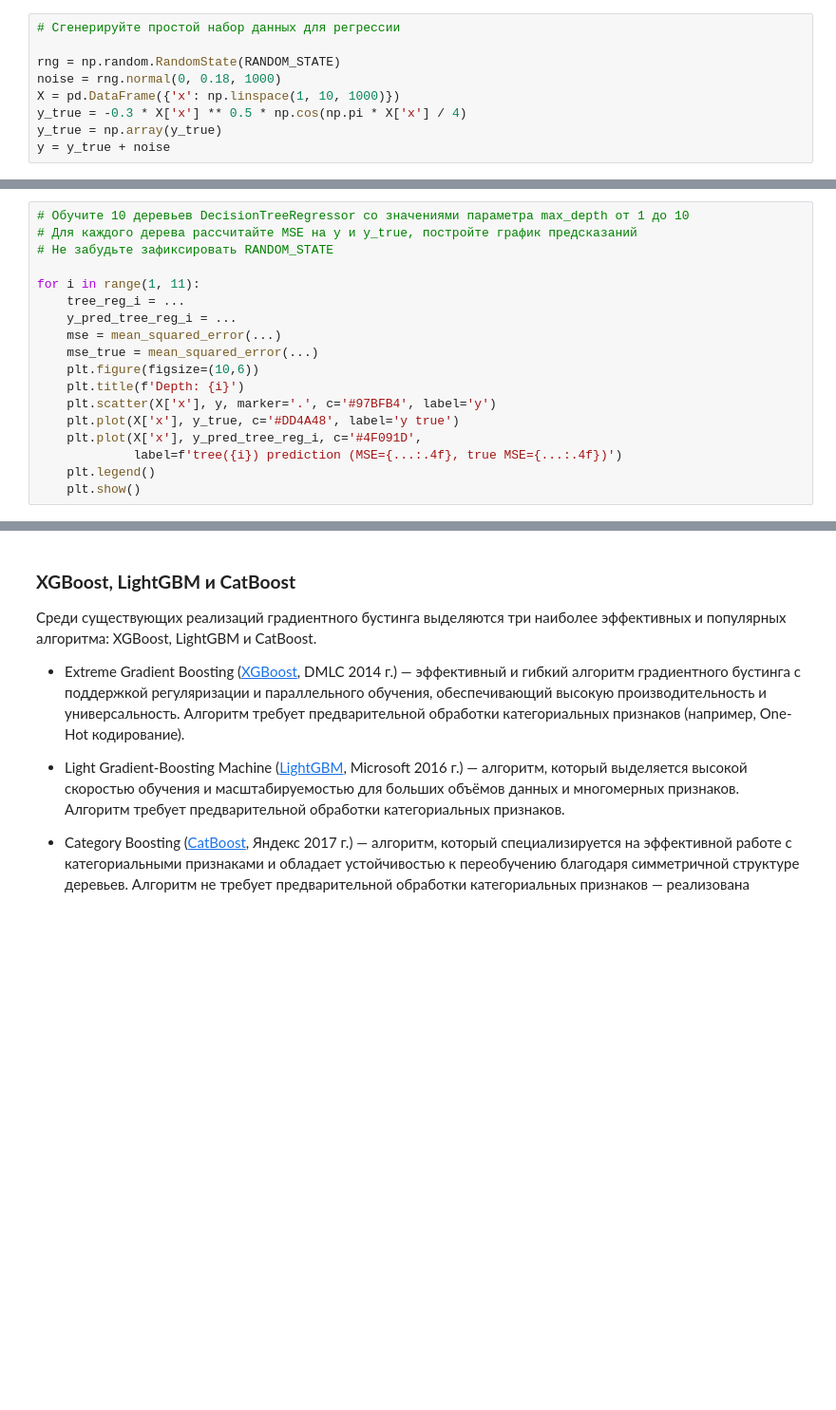
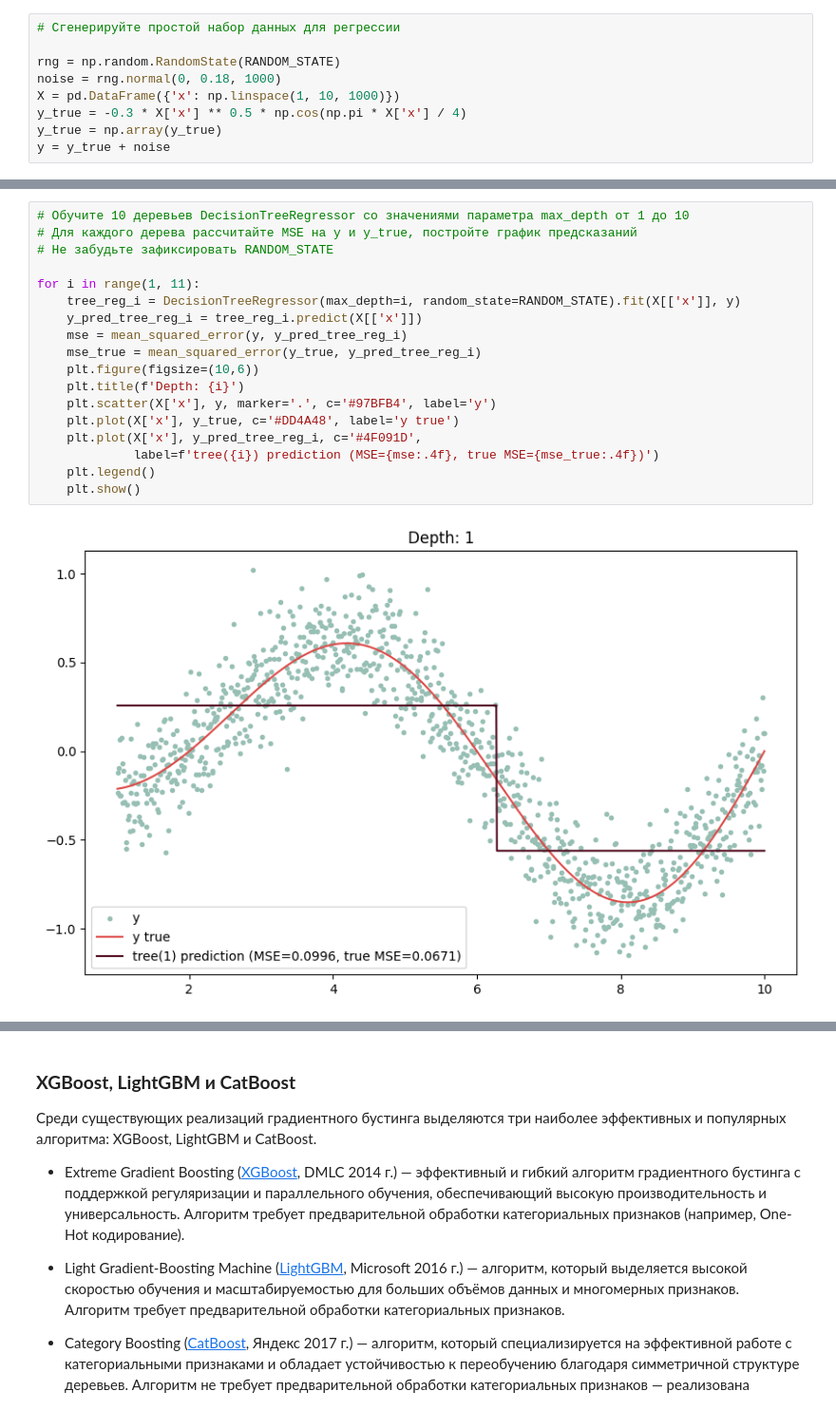
Before and after one commit to 2813/ODS-homework, a Jupyter notebook: 06_ODS_ML.ipynb, the cells around one changed output, grey strips where cells are left out. Shown at 95% size. Drawn from its saved outputs; the diff is of its cells as text; blank space fills up the shorter version.

```diff
--- a/06_ODS_ML.ipynb
+++ b/06_ODS_ML.ipynb
@@ -191,18 +227,20 @@ plt.show()
 # %%
 # Обучите 10 деревьев DecisionTreeRegressor со значениями параметра max_depth от 1 до 10
 # Для каждого дерева рассчитайте MSE на y и y_true, постройте график предсказаний
 # Не забудьте зафиксировать RANDOM_STATE
 
 for i in range(1, 11):
-    tree_reg_i = ...
-    y_pred_tree_reg_i = ...
-    mse = mean_squared_error(...)
-    mse_true = mean_squared_error(...)
+    tree_reg_i = DecisionTreeRegressor(max_depth=i, random_state=RANDOM_STATE).fit(X[['x']], y)
+    y_pred_tree_reg_i = tree_reg_i.predict(X[['x']])
+    mse = mean_squared_error(y, y_pred_tree_reg_i)
+    mse_true = mean_squared_error(y_true, y_pred_tree_reg_i)
     plt.figure(figsize=(10,6))
     plt.title(f'Depth: {i}')
     plt.scatter(X['x'], y, marker='.', c='#97BFB4', label='y')
     plt.plot(X['x'], y_true, c='#DD4A48', label='y true')
     plt.plot(X['x'], y_pred_tree_reg_i, c='#4F091D',
-             label=f'tree({i}) prediction (MSE={...:.4f}, true MSE={...:.4f})')
+             label=f'tree({i}) prediction (MSE={mse:.4f}, true MSE={mse_true:.4f})')
     plt.legend()
     plt.show()
+# %% [output]
+[figure, added]
```
Also changed, not shown: parts of 12 cells of this notebook.
